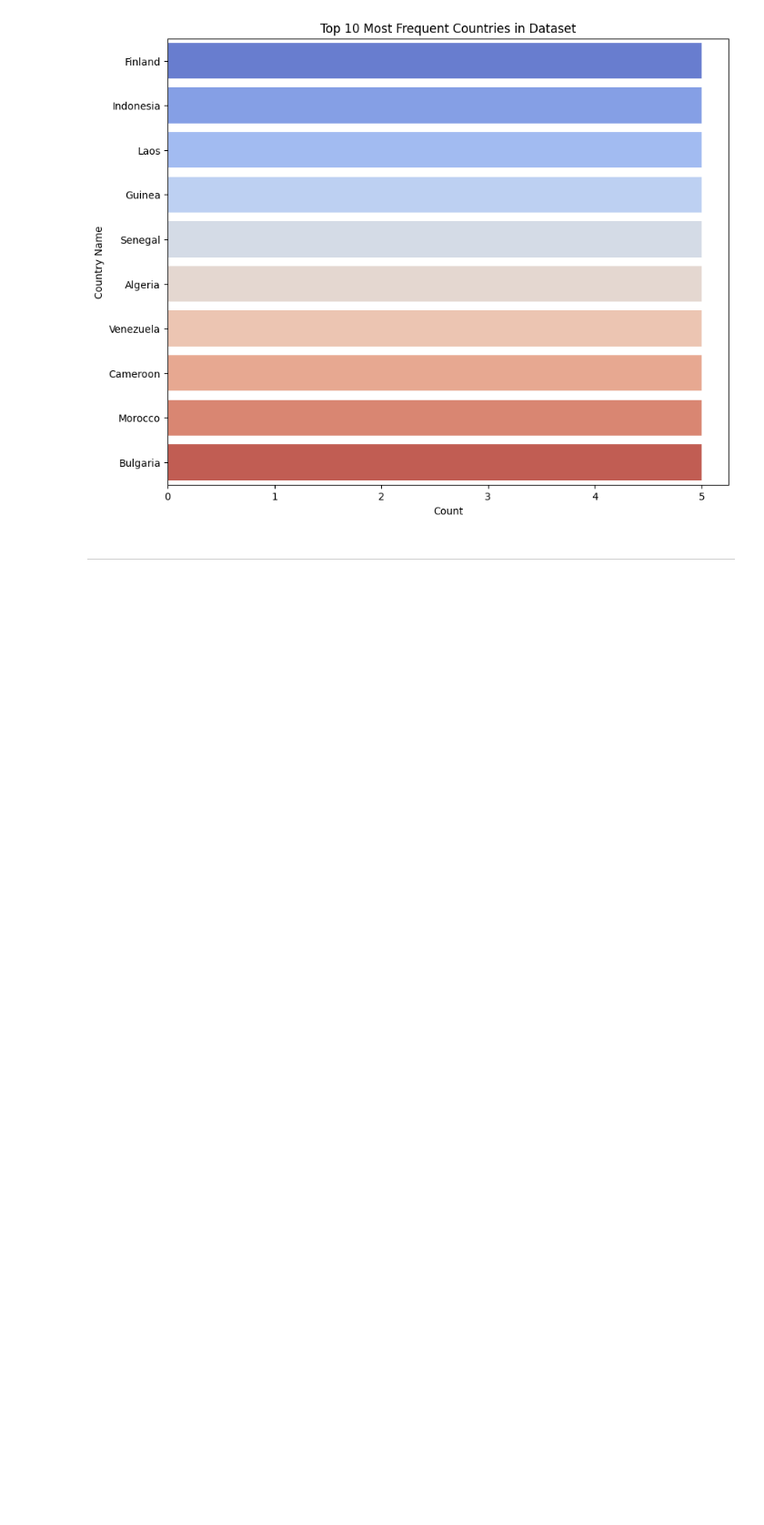
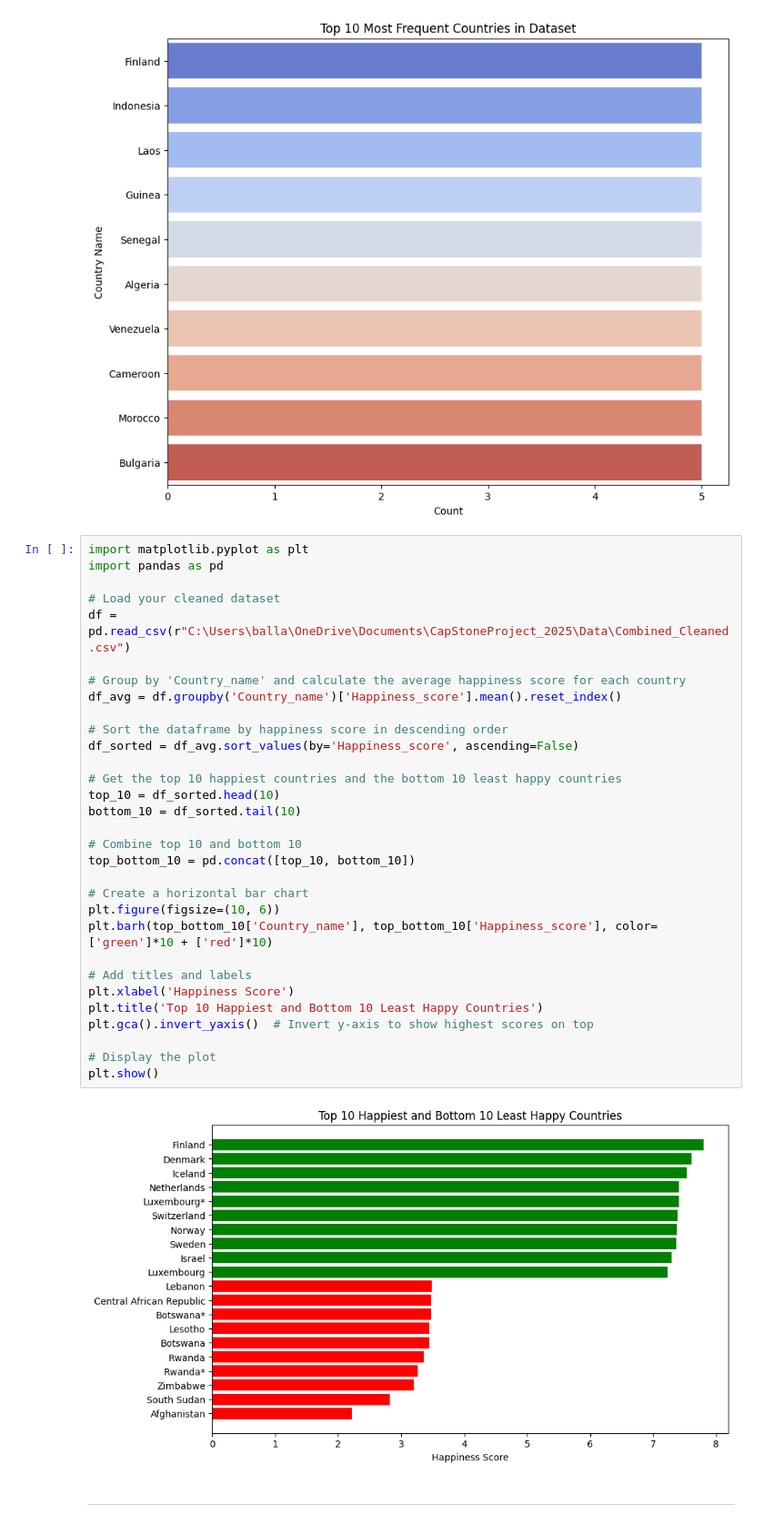
Before and after one commit to seldasen/CapStoneProject_2025, a Jupyter notebook: jupyter_notebooks/02-Exploratory _Data_ Analysis ( EDA) .ipynb, the cells around one changed output. Shown: that part at 91% size. Drawn from its saved outputs; the diff is of its cells as text; blank space fills up the shorter version.

```diff
--- a/jupyter_notebooks/02-Exploratory _Data_ Analysis ( EDA) .ipynb
+++ b/jupyter_notebooks/02-Exploratory _Data_ Analysis ( EDA) .ipynb
@@ -114,5 +167,38 @@ Passing `palette` without assigning `hue` is deprecated and will be removed in v
 
   sns.barplot(y=top_countries.index, x=top_countries.values, palette="coolwarm")
 [figure]
+# %%
+import matplotlib.pyplot as plt
+import pandas as pd
+
+# Load your cleaned dataset
+df = pd.read_csv(r"C:\Users\balla\OneDrive\Documents\CapStoneProject_2025\Data\Combined_Cleaned.csv")
+
+# Group by 'Country_name' and calculate the average happiness score for each country
+df_avg = df.groupby('Country_name')['Happiness_score'].mean().reset_index()
+
+# Sort the dataframe by happiness score in descending order
+df_sorted = df_avg.sort_values(by='Happiness_score', ascending=False)
+
+# Get the top 10 happiest countries and the bottom 10 least happy countries
+top_10 = df_sorted.head(10)
+bottom_10 = df_sorted.tail(10)
+
+# Combine top 10 and bottom 10
+top_bottom_10 = pd.concat([top_10, bottom_10])
+
+# Create a horizontal bar chart
+plt.figure(figsize=(10, 6))
+plt.barh(top_bottom_10['Country_name'], top_bottom_10['Happiness_score'], color=['green']*10 + ['red']*10)
+
+# Add titles and labels
+plt.xlabel('Happiness Score')
+plt.title('Top 10 Happiest and Bottom 10 Least Happy Countries')
+plt.gca().invert_yaxis()  # Invert y-axis to show highest scores on top
+
+# Display the plot
+plt.show()
+# %% [output]
+[figure, added]
 # %% [markdown]
 ---
```
Also changed, not shown: parts of 15 cells of this notebook, 5 other files.
